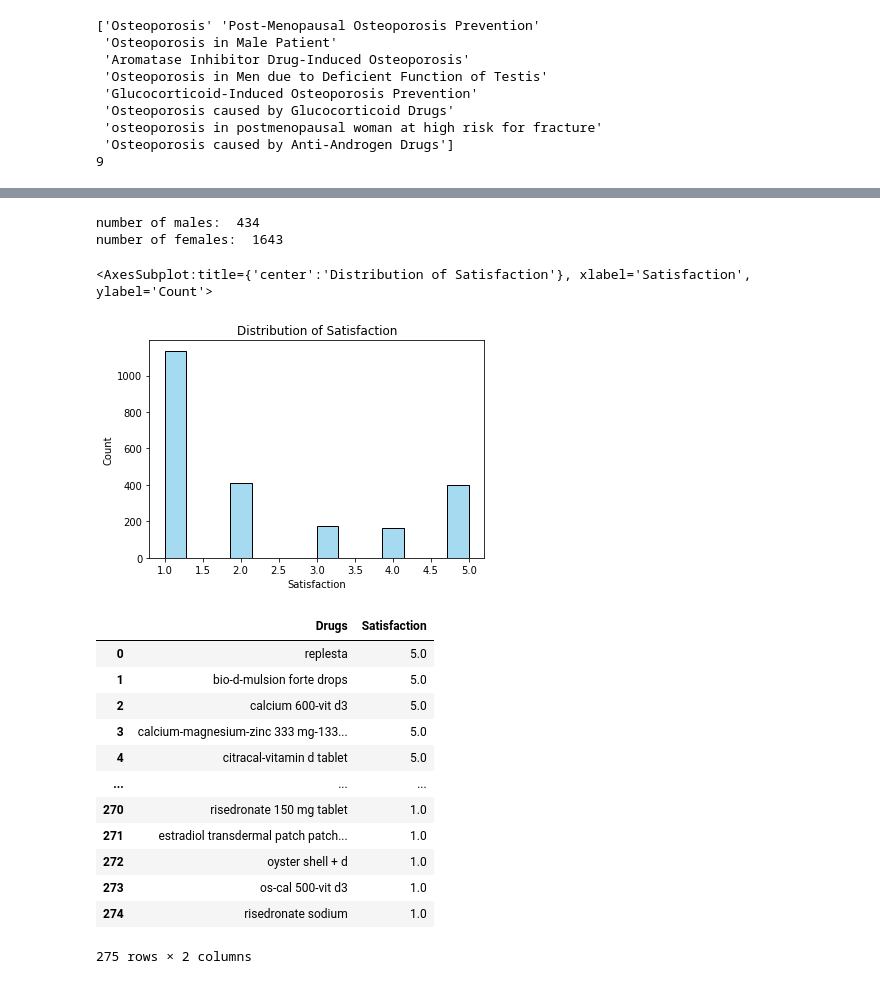
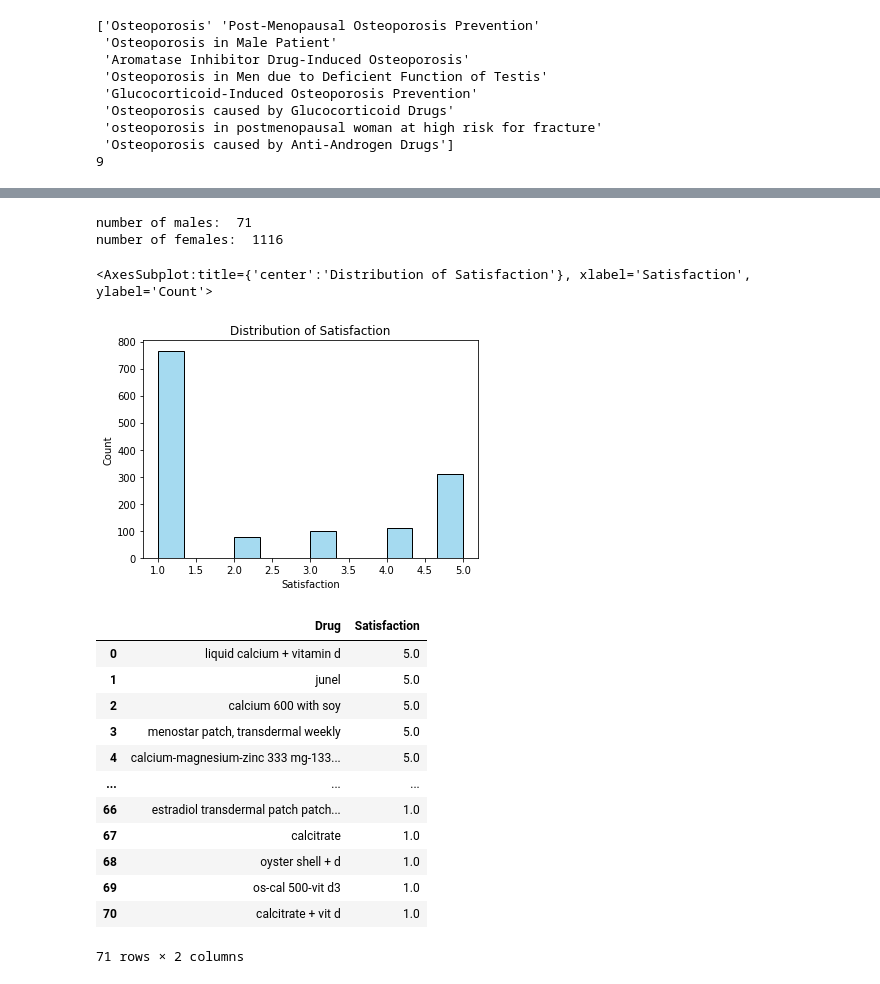
Before and after one commit to woonsupkim/DrugReview, a Jupyter notebook: EDA.ipynb, the cells around one changed output, grey strips where cells are left out. Drawn from its saved outputs; the diff is of its cells as text; code cells hidden in the pictures.

```diff
--- a/EDA.ipynb
+++ b/EDA.ipynb
@@ -26,6 +27,8 @@ Data columns (total 12 columns):
  11  UsefulCount    2278 non-null   int64
 dtypes: int64(5), object(7)
 memory usage: 213.7+ KB
+# %%
+df['Date'] = df['Date'].astype('datetime64[ns]')
 # %%
 min(df['Date'])
 # %% [output]
@@ -63,0 +40,3 @@ print(df['Age'].unique().size)
+# %%
+df = df.drop_duplicates('Reviews')
+df.info()
@@ -126,30 +126,32 @@ print(max(df_ost['Date']))
 print("number of males: ", sum(df_ost['Sex'] == 'Male'))
 print("number of females: ", sum(df_ost['Sex'] == 'Female'))
 # %% [output]
-number of males:  434
-number of females:  1643
+number of males:  71
+number of females:  1116
+# %%
+df_ost['Year'] = df_ost['Date'].dt.year
 # %%
 plt.title('Distribution of Satisfaction')
 sns.histplot(x="Satisfaction", color = 'skyblue', data = df_ost)
 # %% [output]
 <AxesSubplot:title={'center':'Distribution of Satisfaction'}, xlabel='Satisfaction', ylabel='Count'>
-[figure, old version]
+[figure, new version]
 # %%
-df_ost['Satisfaction'].groupby(df_ost['Drug']).mean().sort_values(ascending=False).reset_index().rename(columns={"Drug":"Drugs"})
+df_ost.groupby('Drug')['Satisfaction'].mean().sort_values(ascending=False).reset_index()
 # %% [output]
-|  | Drugs | Satisfaction |
-| 0 | replesta | 5.0 |
-| 1 | bio-d-mulsion forte drops | 5.0 |
-| 2 | calcium 600-vit d3 | 5.0 |
-| 3 | calcium-magnesium-zinc 333 mg-133... | 5.0 |
-| 4 | citracal-vitamin d tablet | 5.0 |
+|  | Drug | Satisfaction |
+| 0 | liquid calcium + vitamin d | 5.0 |
+| 1 | junel | 5.0 |
+| 2 | calcium 600 with soy | 5.0 |
+| 3 | menostar patch, transdermal weekly | 5.0 |
+| 4 | calcium-magnesium-zinc 333 mg-133... | 5.0 |
 | ... | ... | ... |
-| 270 | risedronate 150 mg tablet | 1.0 |
-| 271 | estradiol transdermal patch patch... | 1.0 |
-| 272 | oyster shell + d | 1.0 |
-| 273 | os-cal 500-vit d3 | 1.0 |
-| 274 | risedronate sodium | 1.0 |
+| 66 | estradiol transdermal patch patch... | 1.0 |
+| 67 | calcitrate | 1.0 |
+| 68 | oyster shell + d | 1.0 |
+| 69 | os-cal 500-vit d3 | 1.0 |
+| 70 | calcitrate + vit d | 1.0 |
-275 rows × 2 columns
+71 rows × 2 columns
 # %%
 rating_avgs = (df_ost['Satisfaction'].groupby(df_ost['Drug']).mean())
 #rating_avgs.hist(color='skyblue')
```
Also changed, not shown: parts of 21 cells of this notebook.
